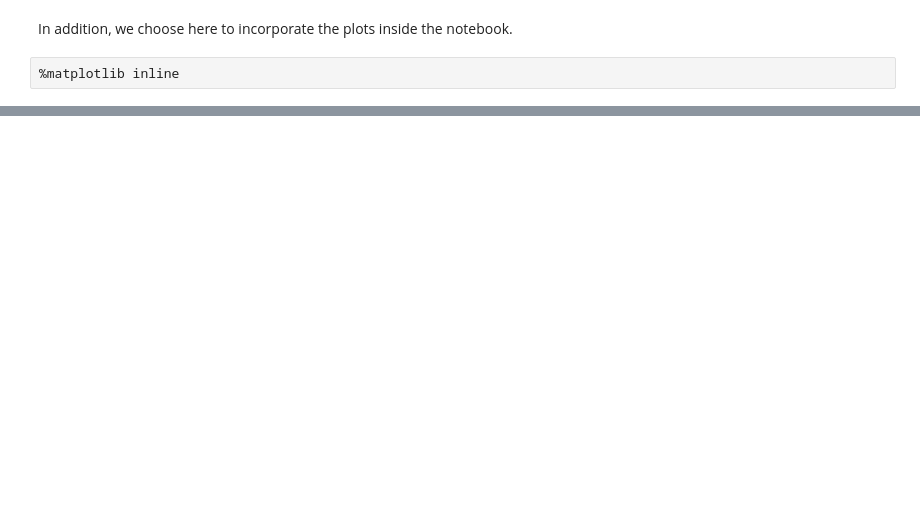
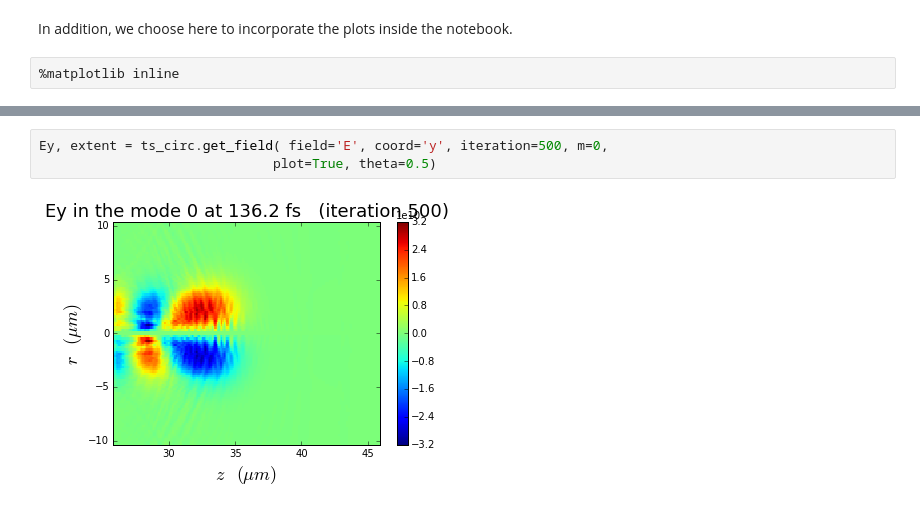
Before and after one commit to openPMD/openPMD-viewer, a Jupyter notebook: tutorials/2_Specific-field-geometries.ipynb, the cells around one changed output, grey strips where cells are left out. Drawn from its saved outputs; the diff is of its cells as text; blank space fills up the shorter version.

```diff
--- a/tutorials/2_Specific-field-geometries.ipynb
+++ b/tutorials/2_Specific-field-geometries.ipynb
@@ -37,0 +71,5 @@ In addition, we choose here to incorporate the plots inside the notebook.
+# %%
+Ey, extent = ts_circ.get_field( field='E', coord='y', iteration=500, m=0,
+                              plot=True, theta=0.5)
+# %% [output]
+[figure, added]
```
Also changed, not shown: parts of 17 cells of this notebook, 1 other file.
